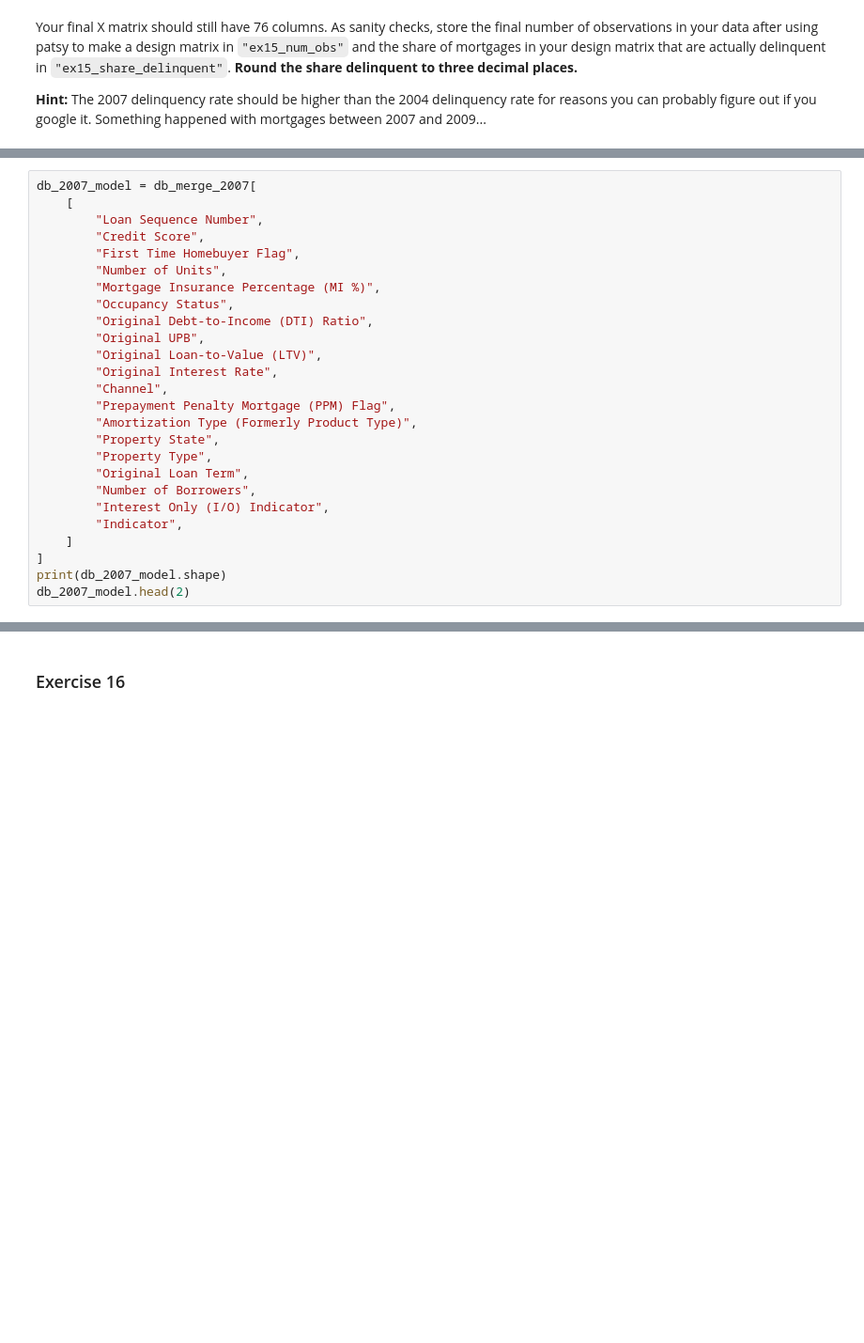
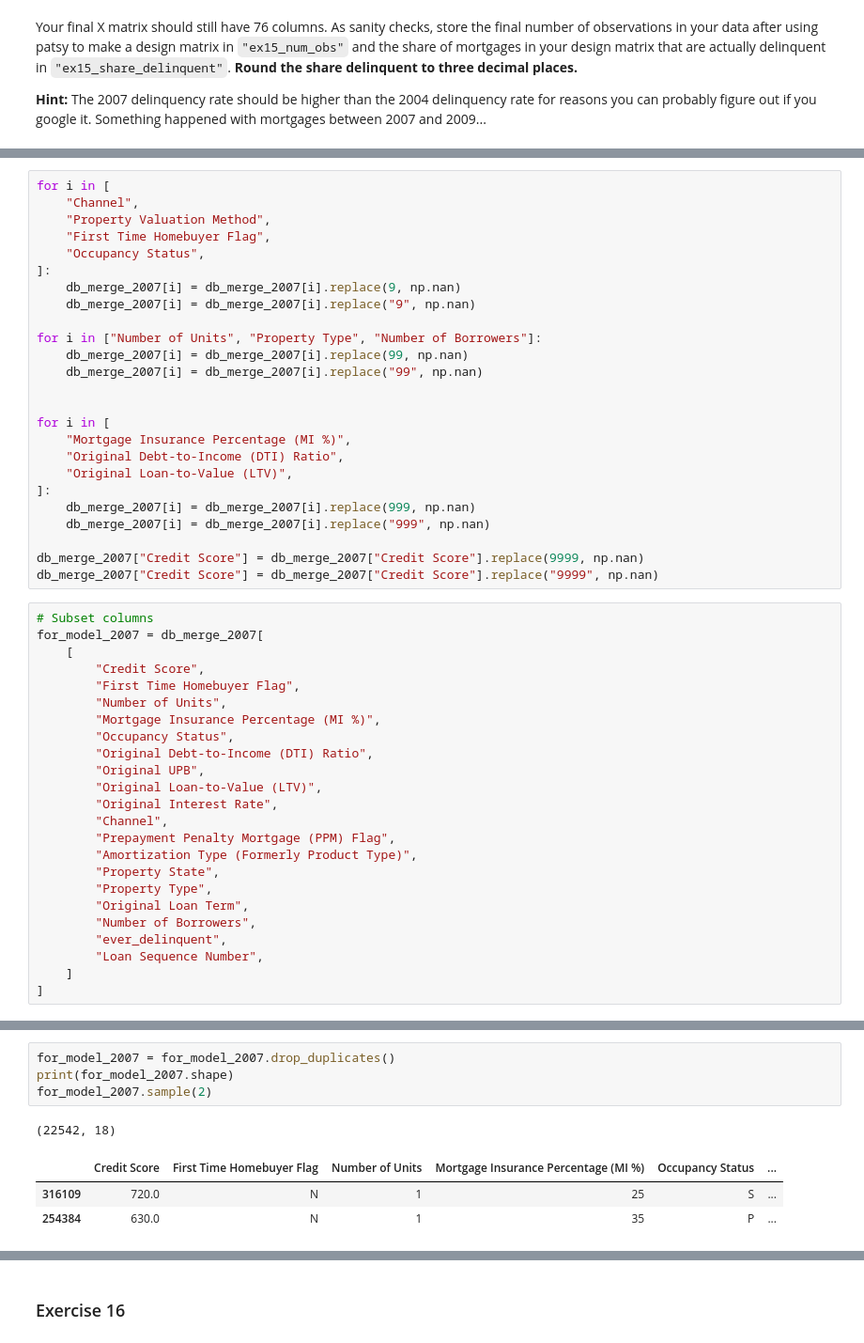
Before and after one commit to cathylyirang/IDS_701_UDS, a Jupyter notebook: exercise_passive_prediction.ipynb, the cells around one changed output, grey strips where cells are left out. Shown: that part at 94% size. Cells and saved outputs as stored; diff of their text form; blank space fills up the shorter version.

```diff
--- a/exercise_passive_prediction.ipynb
+++ b/exercise_passive_prediction.ipynb
@@ -879,7 +908,32 @@ db_merge_2007["Number of Borrowers"] = db_merge_2007["Number of Borrowers"].repl
+# %%
+for i in [
+    "Channel",
+    "Property Valuation Method",
+    "First Time Homebuyer Flag",
+    "Occupancy Status",
+]:
+    db_merge_2007[i] = db_merge_2007[i].replace(9, np.nan)
+    db_merge_2007[i] = db_merge_2007[i].replace("9", np.nan)
+
+for i in ["Number of Units", "Property Type", "Number of Borrowers"]:
+    db_merge_2007[i] = db_merge_2007[i].replace(99, np.nan)
+    db_merge_2007[i] = db_merge_2007[i].replace("99", np.nan)
+
+
+for i in [
+    "Mortgage Insurance Percentage (MI %)",
+    "Original Debt-to-Income (DTI) Ratio",
+    "Original Loan-to-Value (LTV)",
+]:
+    db_merge_2007[i] = db_merge_2007[i].replace(999, np.nan)
+    db_merge_2007[i] = db_merge_2007[i].replace("999", np.nan)
+
+db_merge_2007["Credit Score"] = db_merge_2007["Credit Score"].replace(9999, np.nan)
+db_merge_2007["Credit Score"] = db_merge_2007["Credit Score"].replace("9999", np.nan)
 # %%
-db_2007_model = db_merge_2007[
+# Subset columns
+for_model_2007 = db_merge_2007[
     [
-        "Loan Sequence Number",
         "Credit Score",
         "First Time Homebuyer Flag",
         "Number of Units",
@@ -896,9 +950,7 @@ db_2007_model = db_merge_2007[
         "Property Type",
         "Original Loan Term",
         "Number of Borrowers",
-        "Interest Only (I/O) Indicator",
-        "Indicator",
+        "ever_delinquent",
+        "Loan Sequence Number",
     ]
 ]
-print(db_2007_model.shape)
-db_2007_model.head(2)
@@ -953,0 +957,9 @@ print("2007 share delinquent:", results["ex15_share_delinquent"])
+# %%
+for_model_2007 = for_model_2007.drop_duplicates()
+print(for_model_2007.shape)
+for_model_2007.sample(2)
+# %% [output]
+(22542, 18)
+|  | Credit Score | First Time Homebuyer Flag | Number of Units | Mortgage Insurance Percentage (MI %) | Occupancy Status | ... |
+| 316109 | 720.0 | N | 1 | 25 | S | ... |
+| 254384 | 630.0 | N | 1 | 35 | P | ... |
```
Also changed, not shown: parts of 36 cells of this notebook.
